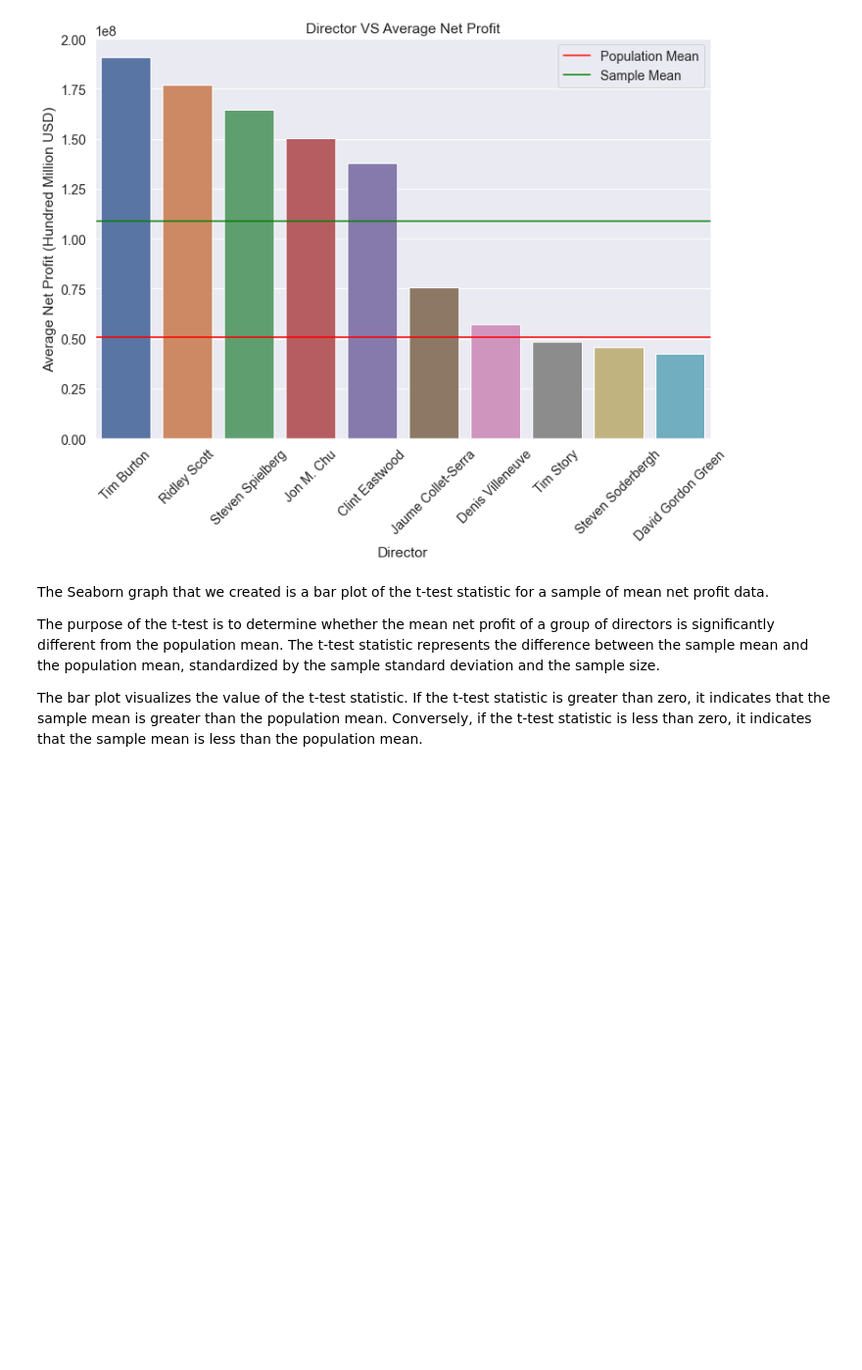
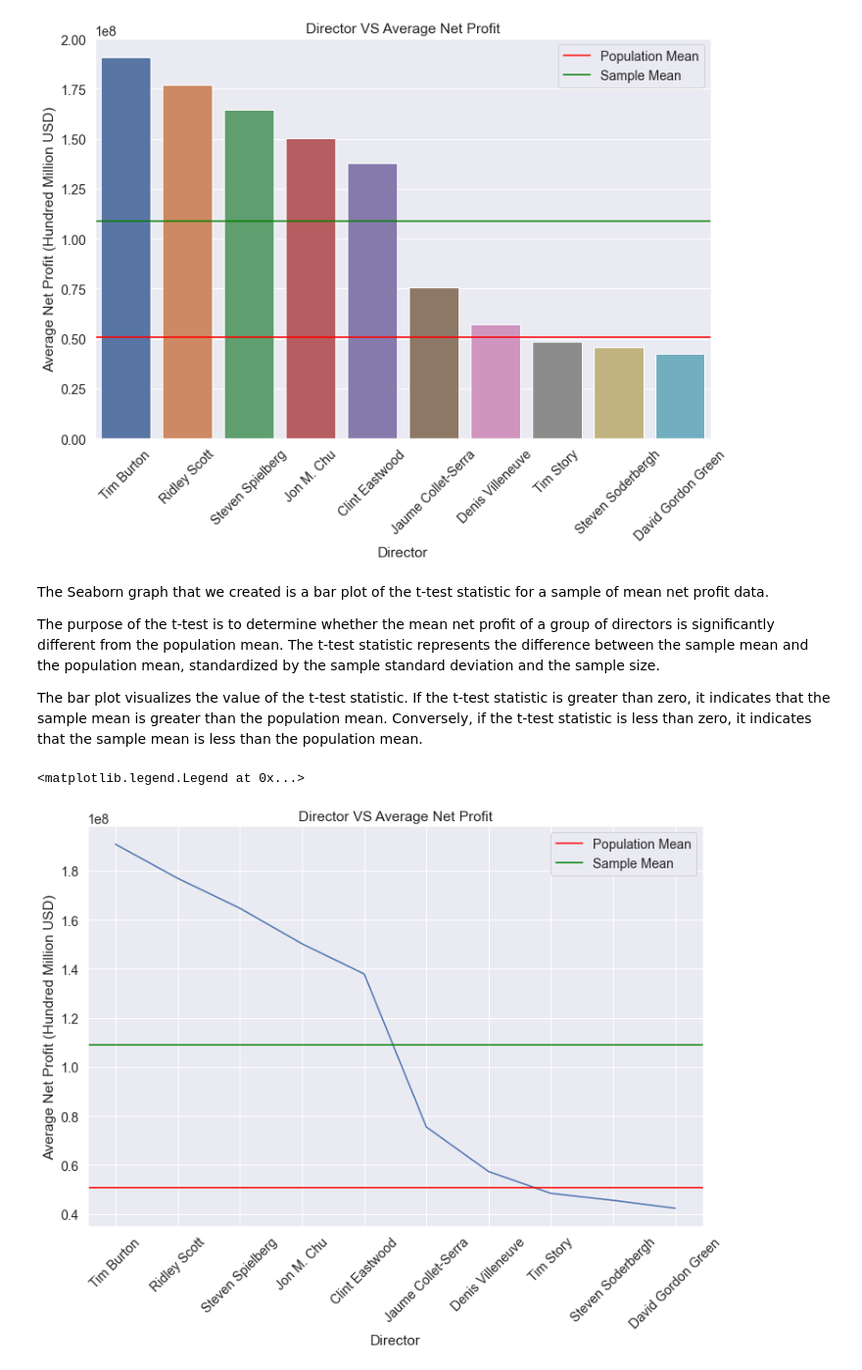
Before and after one commit to rolandrao/capstone-repo, a Jupyter notebook: notebooks/Walter Friedrich/walter_working_notebook.ipynb, the cells around one changed output. Shown at 98% size. Drawn from its saved outputs; the diff is of its cells as text; code cells hidden in the pictures; blank space fills up the shorter version.

```diff
--- a/notebooks/Walter Friedrich/walter_working_notebook.ipynb
+++ b/notebooks/Walter Friedrich/walter_working_notebook.ipynb
@@ -129,3 +123,17 @@ The Seaborn graph that we created is a bar plot of the t-test statistic for a sa
 The purpose of the t-test is to determine whether the mean net profit of a group of directors is significantly different from the population mean. The t-test statistic represents the difference between the sample mean and the population mean, standardized by the sample standard deviation and the sample size.
 
 The bar plot visualizes the value of the t-test statistic. If the t-test statistic is greater than zero, it indicates that the sample mean is greater than the population mean. Conversely, if the t-test statistic is less than zero, it indicates that the sample mean is less than the population mean.
+# %%
+sns.set(rc={
+    'figure.figsize':(12,8)
+    })
+sns.set(font_scale=1.3)
+director_plot = sns.lineplot(data=director_AGG, x='director', y='mean_net_profit')
+director_plot.set(xlabel='Director', ylabel='Average Net Profit (Hundred Million USD)', title='Director VS Average Net Profit')
+director_plot.set_xticklabels(labels=director_AGG.director, rotation=45);
+director_plot.axhline(y = population_mean, color='red', label='Population Mean')
+director_plot.axhline(y = director_AGG.mean_net_profit.mean(), color='green', label='Sample Mean')
+director_plot.legend()
+# %% [output]
+<matplotlib.legend.Legend at 0x...>
+[figure, added]
```
Also changed, not shown: parts of 1 cell of this notebook.
